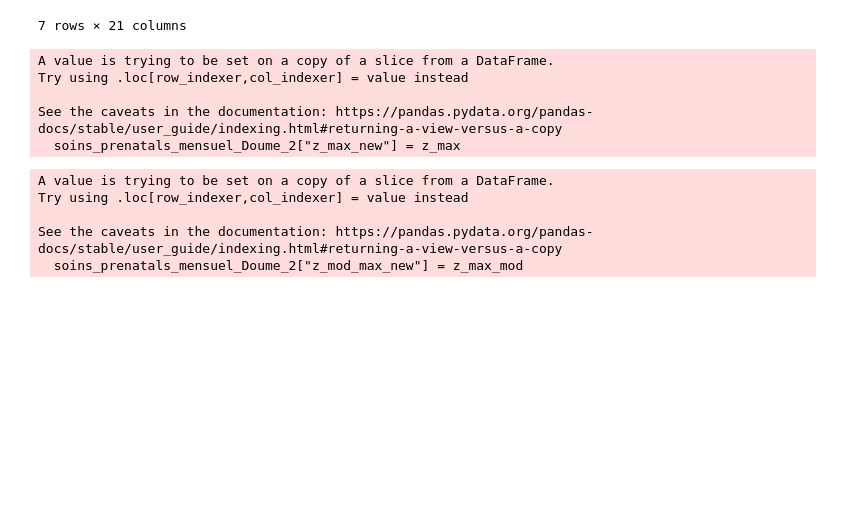
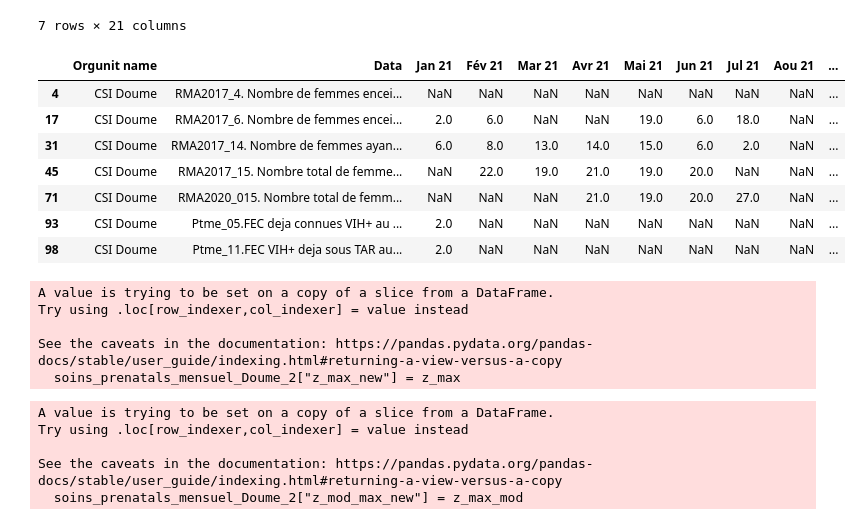
Before and after one commit to Djatche/qualite_donnees_district_sante_48h, a Jupyter notebook: data_quality_who_dq_tools_vs_python.ipynb, the cells around one changed output. Drawn from its saved outputs; the diff is of its cells as text; code cells hidden in the pictures; blank space fills up the shorter version.

```diff
--- a/data_quality_who_dq_tools_vs_python.ipynb
+++ b/data_quality_who_dq_tools_vs_python.ipynb
@@ -202,6 +202,17 @@ soins_prenatals_mensuel_Doume
 7 rows × 21 columns
 # %%
 soins_prenatals_mensuel_Doume_2 = soins_prenatals_mensuel_Doume[["Orgunit name", "Data", "Jan 21", "Fév 21", "Mar 21", "Avr 21", "Mai 21", "Jun 21", "Jul 21", "Aou 21", "Sep 21", "Oct 21", "Nov 21", "Déc 21"]]
+# %%
+soins_prenatals_mensuel_Doume_2
+# %% [output]
+|  | Orgunit name | Data | Jan 21 | Fév 21 | Mar 21 | Avr 21 | Mai 21 | Jun 21 | Jul 21 | Aou 21 | ... |
+| 4 | CSI Doume | RMA2017_4. Nombre de femmes encei... | NaN | NaN | NaN | NaN | NaN | NaN | NaN | NaN | ... |
+| 17 | CSI Doume | RMA2017_6. Nombre de femmes encei... | 2.0 | 6.0 | NaN | NaN | 19.0 | 6.0 | 18.0 | NaN | ... |
+| 31 | CSI Doume | RMA2017_14. Nombre de femmes ayan... | 6.0 | 8.0 | 13.0 | 14.0 | 15.0 | 6.0 | 2.0 | NaN | ... |
+| 45 | CSI Doume | RMA2017_15. Nombre total de femme... | NaN | 22.0 | 19.0 | 21.0 | 19.0 | 20.0 | NaN | NaN | ... |
+| 71 | CSI Doume | RMA2020_015. Nombre total de femm... | NaN | NaN | NaN | 21.0 | 19.0 | 20.0 | 27.0 | NaN | ... |
+| 93 | CSI Doume | Ptme_05.FEC deja connues VIH+ au ... | 2.0 | NaN | NaN | NaN | NaN | NaN | NaN | NaN | ... |
+| 98 | CSI Doume | Ptme_11.FEC VIH+ deja sous TAR au... | 2.0 | NaN | NaN | NaN | NaN | NaN | NaN | NaN | ... |
 # %%
 soins_prenatals_mensuel_Doume_2.set_index(["Orgunit name", "Data"], inplace=True)
 # %%
```
Also changed, not shown: parts of 4 cells of this notebook, 3 other files.
